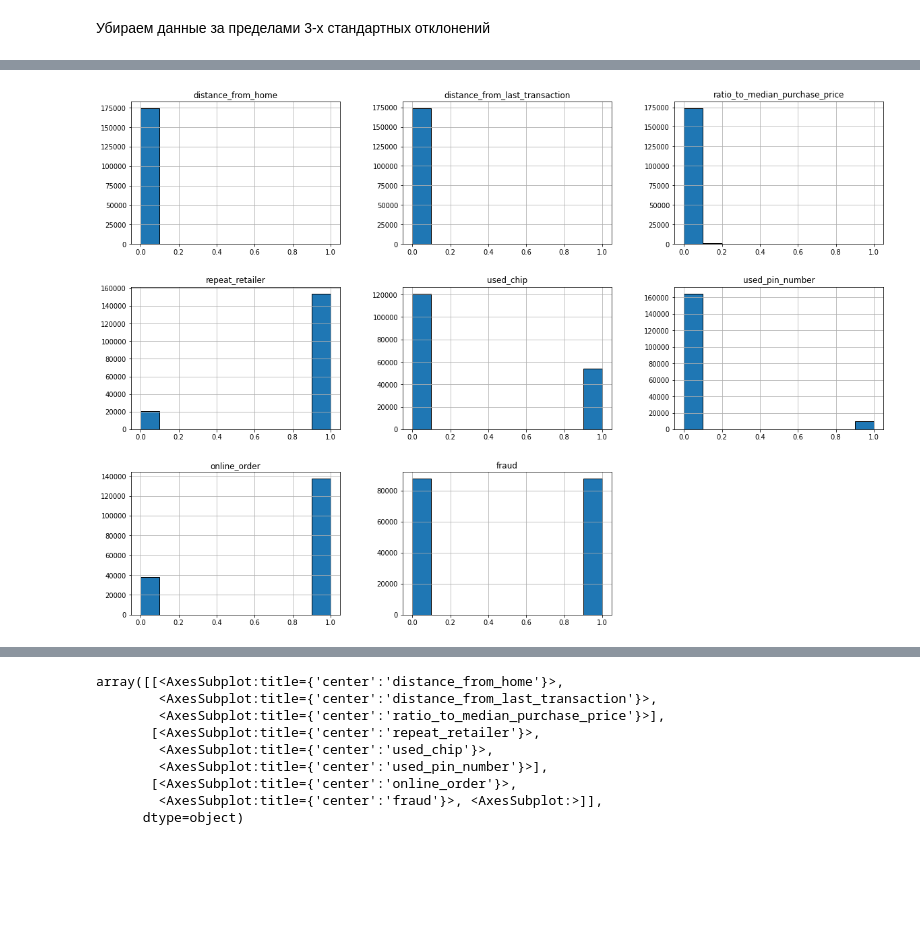
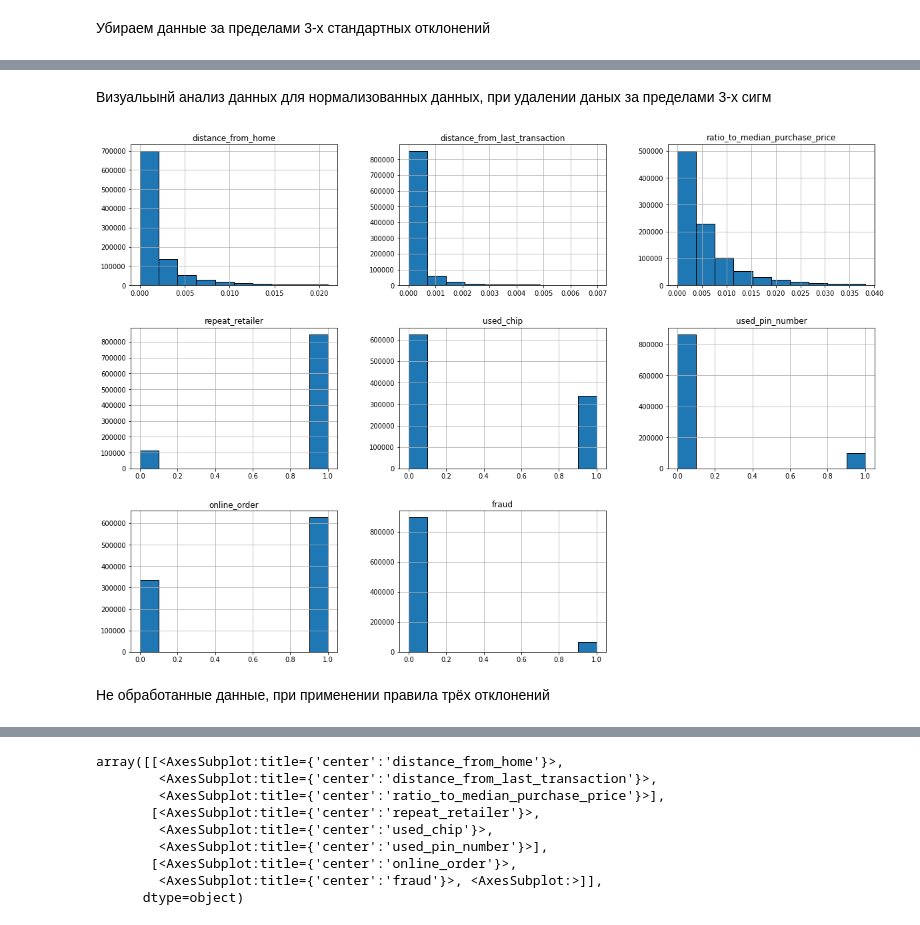
Before and after one commit to roflinyo/KFU-2k2s-Analys-dannie-project, a Jupyter notebook: data_analize.ipynb, the cells around one changed output, grey strips where cells are left out. Cells and saved outputs as stored; diff of their text form; code cells hidden in the pictures; blank space fills up the shorter version.

Commit message:
Структурировал анализ данных

```diff
--- a/data_analize.ipynb
+++ b/data_analize.ipynb
@@ -58,6 +58,6 @@ Normilized_data = pd.DataFrame(CustomNormalizer.normalize(data),columns=COLUMNS)
 # %% [markdown]
 Убираем данные за пределами 3-х стандартных отклонений
 # %%
-q3_data = ThreeQRule(Normilized_data).get_data()
+q3_data_n = ThreeQRule(Normilized_data).get_data()
 # %%
 q3_data = ThreeQRule(data).get_data()
@@ -85,8 +76,12 @@ Normilized_data[Normilized_data["fraud"] == 1]["distance_from_last_transaction"]
+# %% [markdown]
+Визуальынй анализ данных для нормализованных данных, при удалении даных за пределами 3-х сигм
 # %%
-Normilized_data.hist(figsize=(20,14), edgecolor="black")
+q3_data_n.hist(figsize=(20,14), edgecolor="black")
 plt.show()
 # %% [output]
-[figure, old version]
+[figure, new version]
+# %% [markdown]
+Не обработанные данные, при применении правила трёх отклонений
 # %%
 q3_data.hist(figsize=(20,14), edgecolor="black")
 # %% [output]
```
Also changed, not shown: parts of 6 cells of this notebook.
